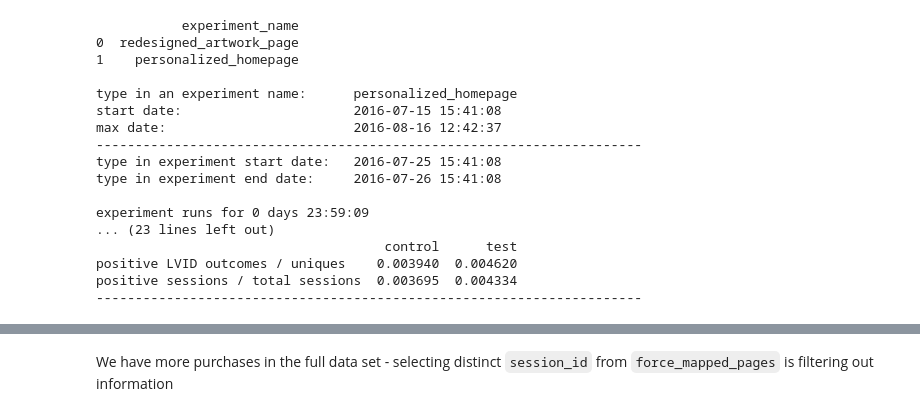
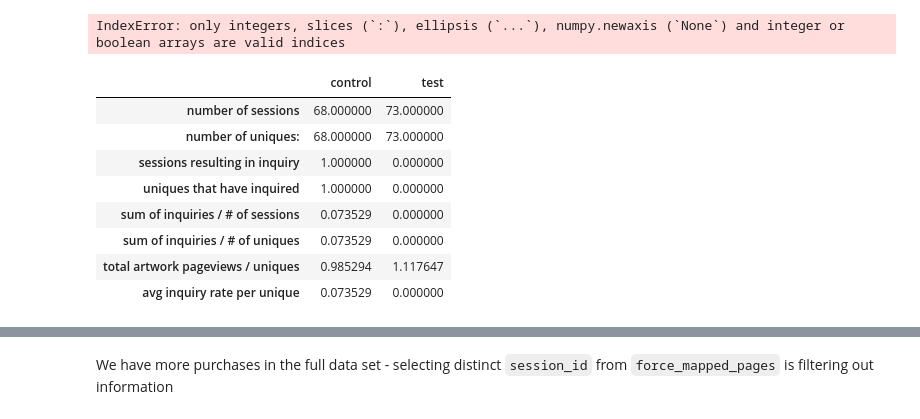
Before and after one commit to OLI9292/abTesting, a Jupyter notebook: autoab.ipynb, the cells around one changed output, grey strips where cells are left out. Drawn from its saved outputs; the diff is of its cells as text; code cells hidden in the pictures.

```diff
--- a/autoab.ipynb
+++ b/autoab.ipynb
@@ -44,6 +35,7 @@ warnings.simplefilter(action = "ignore", category = UserWarning)
 import numpy as np
 import pandas as pd
 import matplotlib.pyplot as plt
+from datetime import date, timedelta
 %matplotlib inline
 
 import pymc as pm
@@ -77,7 +69,7 @@ experiment_list = (sql("""
 defaults = ['default', 'original',
             'old_homepage_1', 'old_homepage_2', 'old_homepage_3', 'old_homepage_4', 'old_homepage_5']
 
-def query_experiment_data(exp_name, start_date, end_date):
+def query_experiment_data(exp_name, start_date=None, end_date=None):
 
     # pulls the first and last experiment logged
     start_end = sql("""
@@ -90,6 +82,9 @@ def query_experiment_data(exp_name, start_date, end_date):
     # selects the value from the data frame
     first_log_of_exp = start_end.iloc[0]['min']
     last_log_of_exp = start_end.iloc[0]['max']
+
+    end_date = end_date if end_date else last_log_of_exp
+    start_date = start_date if start_date else last_log_of_exp - timedelta(days=1)
 
     # finds the start and end date
     print 'start date:                     ', first_log_of_exp
@@ -150,7 +145,7 @@ def generate_metrics(control,test):
     df_metrics = df_metrics[cols]
     df_metrics = df_metrics.T
     df_metrics.columns = [['control', 'test']]
-    print df_metrics
+    return df_metrics
     print
 
     control_sum = pd.DataFrame(control.ix[:,12:22].sum(), columns=['control'])
@@ -358,3 +353,7 @@ def compare_posterior_distributions(p_A_samples, p_B_samples, delta_samples):
 
     print "Probability control is BETTER than test: %.3f" %(delta_samples < 0).mean()
     print "Probability control is WORSE than test: %.3f" %(delta_samples > 0).mean()
+# %%
+exp = query_experiment_data('personalized_homepage')
+control, test = control_test_split(exp)
+ex = generate_metrics(control, test)
@@ -361,3 +403,19 @@ def compare_posterior_distributions(p_A_samples, p_B_samples, delta_samples):
+# %%
+exx = to_array(ex)
+# %% [output]
+IndexError: only integers, slices (`:`), ellipsis (`...`), numpy.newaxis (`None`) and integer or boolean arrays are valid indices
+# %%
+ex
+# %% [output]
+|  | control | test |
+| number of sessions | 68.000000 | 73.000000 |
+| number of uniques: | 68.000000 | 73.000000 |
+| sessions resulting in inquiry | 1.000000 | 0.000000 |
+| uniques that have inquired | 1.000000 | 0.000000 |
+| sum of inquiries / # of sessions | 0.073529 | 0.000000 |
+| sum of inquiries / # of uniques | 0.073529 | 0.000000 |
+| total artwork pageviews / uniques | 0.985294 | 1.117647 |
+| avg inquiry rate per unique | 0.073529 | 0.000000 |
 # %%
 print experiment_list
 print
@@ -373,24 +431,6 @@ control, test = control_test_split(exp)
 
 # generates positive hits -- number of unique LVIDs that have placed inquiries
 generate_metrics(control, test)
-# %% [output]
-           experiment_name
-0  redesigned_artwork_page
-1    personalized_homepage
-
-type in an experiment name:      personalized_homepage
-start date:                      2016-07-15 15:41:08
-max date:                        2016-08-16 12:42:37
-----------------------------------------------------------------------
-type in experiment start date:   2016-07-25 15:41:08
-type in experiment end date:     2016-07-26 15:41:08
-
-experiment runs for 0 days 23:59:09
-... (23 lines left out)
-                                     control      test
-positive LVID outcomes / uniques    0.003940  0.004620
-positive sessions / total sessions  0.003695  0.004334
-----------------------------------------------------------------------
 # %%
 p_A_samples, p_B_samples, delta_samples = credible_intervals(control, test)
 compare_posterior_distributions(p_A_samples, p_B_samples, delta_samples)
```
Also changed, not shown: parts of 12 cells of this notebook, 6 other files.
